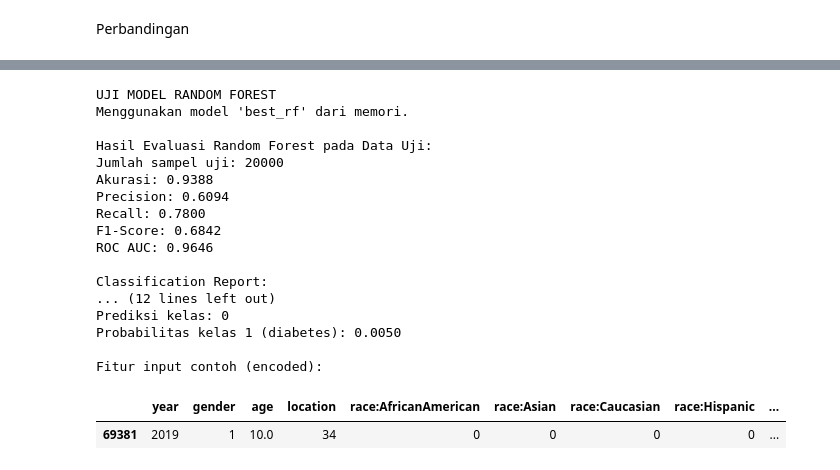
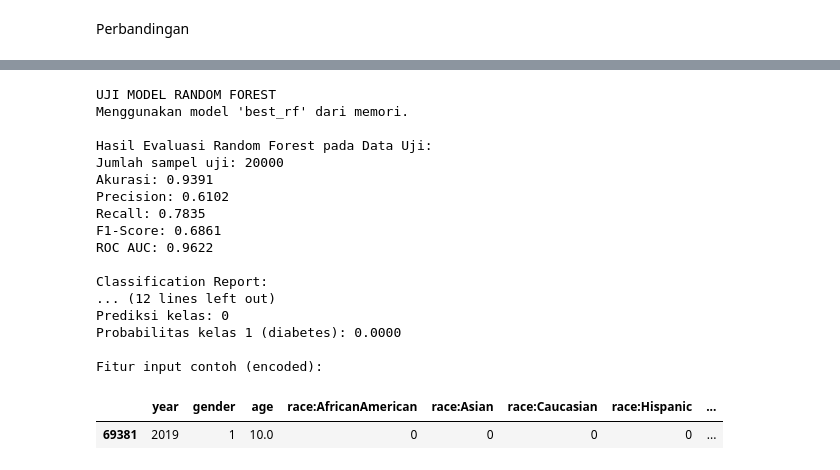
Before and after one commit to WhisnuAbraham/Projek_MachileLearning_Kelompok_10, a Jupyter notebook: diabetes_classification.ipynb, the cells around one changed output, grey strips where cells are left out. Drawn from its saved outputs; the diff is of its cells as text; code cells hidden in the pictures.

```diff
--- a/diabetes_classification.ipynb
+++ b/diabetes_classification.ipynb
@@ -370,6 +371,11 @@ df = batasi_nilai_iqr(df, 'blood_glucose_level')
 print("-" * 52)
 
 print(f"Jumlah baris sesudah : {len(df)}")
+
+# Hapus kolom 'location' dari preprocessing
+df = df.drop(columns=['location'])
+print("Kolom 'location' dihapus dari data.")
+
 print("Status : SELESAI - Nilai ekstrem berhasil dibatasi")
 # %% [output]
 PENANGANAN OUTLIER (PEMBATASAN NILAI / IQR)
@@ -394,7 +400,6 @@ Handle Data Imbalance dengan metode smote
 # %%
 # Encode kolom kategorikal ke angka
 df_encoded = df.copy()
-df_encoded = df_encoded.drop(columns=['location'])
 le = LabelEncoder()
 kolom_kategorikal = df_encoded.select_dtypes(include=['object']).columns
 print("Kolom yang di-encode:", list(kolom_kategorikal))
@@ -1174,9 +1284,18 @@ XGBoost menunjukkan recall yang sangat baik, yang krusial untuk deteksi dini pen
 
 Model terbaik (XGBoost) disimpan sebagai 'xgboost_diabetes_tuned.json'
 # %%
-# Uji Random Forest pada data uji
 print("UJI MODEL RANDOM FOREST")
-
+if 'X_test_pca' not in globals() or 'y_test' not in globals():
+    print("Mencoba memuat data uji dari file lokal...")
+    if os.path.exists('X_test_pca.pkl') and os.path.exists('y_test.pkl'):
+        X_test_pca = joblib.load('X_test_pca.pkl')
+        y_test     = joblib.load('y_test.pkl')
+        if os.path.exists('X_test.pkl'):
+            X_test = joblib.load('X_test.pkl')
+        print("SUCCESS: Data uji berhasil dimuat dari file disk!")
+    else:
+        raise NameError("Variabel X_test_pca atau y_test tidak ditemukan di memori dan file .pkl tidak lengkap. Jalankan ulang sel preprocessing dan pembagian data terlebih dahulu.")
+# 2. MEMUAT MODEL RANDOM FOREST
 if 'best_rf' in globals():
     rf_model = best_rf
     print("Menggunakan model 'best_rf' dari memori.")
@@ -1188,14 +1307,9 @@ elif os.path.exists('random_forest_diabetes_best.pkl'):
     print("Model Random Forest di-load dari file 'random_forest_diabetes_best.pkl'.")
 else:
     raise FileNotFoundError("Model Random Forest tidak ditemukan di memori atau file lokal.")
-
-if 'X_test_pca' not in globals() or 'y_test' not in globals():
-    raise NameError("Variabel X_test_pca atau y_test tidak ditemukan. Jalankan ulang sel preprocessing dan pembagian data terlebih dahulu.")
-
-# Evaluasi model pada data uji
+# EVALUASI MODEL PADA DATA UJI
 rf_y_pred = rf_model.predict(X_test_pca)
 rf_y_prob = rf_model.predict_proba(X_test_pca)[:, 1]
-
 print("\nHasil Evaluasi Random Forest pada Data Uji:")
 print(f"Jumlah sampel uji: {len(y_test)}")
 print(f"Akurasi: {accuracy_score(y_test, rf_y_pred):.4f}")
@@ -1205,43 +1319,39 @@ print(f"F1-Score: {f1_score(y_test, rf_y_pred):.4f}")
 print(f"ROC AUC: {roc_auc_score(y_test, rf_y_prob):.4f}")
 print("\nClassification Report:")
 print(classification_report(y_test, rf_y_pred))
-
 # Prediksi contoh pasien di data uji
 sample_idx = 0
 if isinstance(X_test_pca, np.ndarray):
     sample_X = X_test_pca[sample_idx].reshape(1, -1)
 else:
     sample_X = np.array(X_test_pca.loc[sample_idx]).reshape(1, -1)
-
 sample_pred = rf_model.predict(sample_X)[0]
 sample_prob = rf_model.predict_proba(sample_X)[0, 1]
-
 print("\nContoh Prediksi Random Forest pada satu sampel uji:")
 print(f"Indeks sampel uji: {sample_idx}")
 print(f"Prediksi kelas: {sample_pred}")
 print(f"Probabilitas kelas 1 (diabetes): {sample_prob:.4f}")
-
 if 'X_test' in globals():
     print("\nFitur input contoh (encoded):")
     display(X_test.iloc[[sample_idx]])
 # %% [output]
 UJI MODEL RANDOM FOREST
 Menggunakan model 'best_rf' dari memori.
 
 Hasil Evaluasi Random Forest pada Data Uji:
 Jumlah sampel uji: 20000
-Akurasi: 0.9388
-Precision: 0.6094
-Recall: 0.7800
-F1-Score: 0.6842
-ROC AUC: 0.9646
+Akurasi: 0.9391
+Precision: 0.6102
+Recall: 0.7835
+F1-Score: 0.6861
+ROC AUC: 0.9622
 
 Classification Report:
 ... (12 lines left out)
 Prediksi kelas: 0
-Probabilitas kelas 1 (diabetes): 0.0050
+Probabilitas kelas 1 (diabetes): 0.0000
 
 Fitur input contoh (encoded):
-|  | year | gender | age | location | race:AfricanAmerican | race:Asian | race:Caucasian | race:Hispanic | ... |
-| 69381 | 2019 | 1 | 10.0 | 34 | 0 | 0 | 0 | 0 | ... |
+|  | year | gender | age | race:AfricanAmerican | race:Asian | race:Caucasian | race:Hispanic | ... |
+| 69381 | 2019 | 1 | 10.0 | 0 | 0 | 0 | 0 | ... |
 # %%
```
Also changed, not shown: parts of 18 cells of this notebook, 13 other files.
